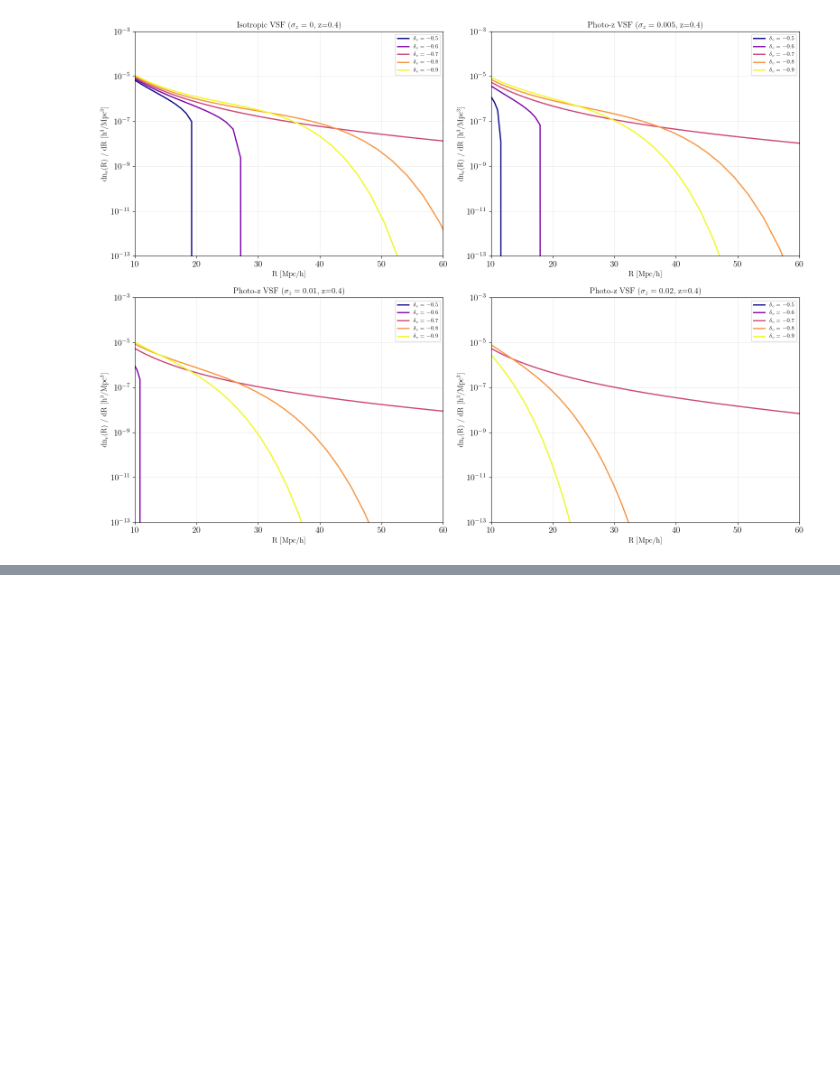
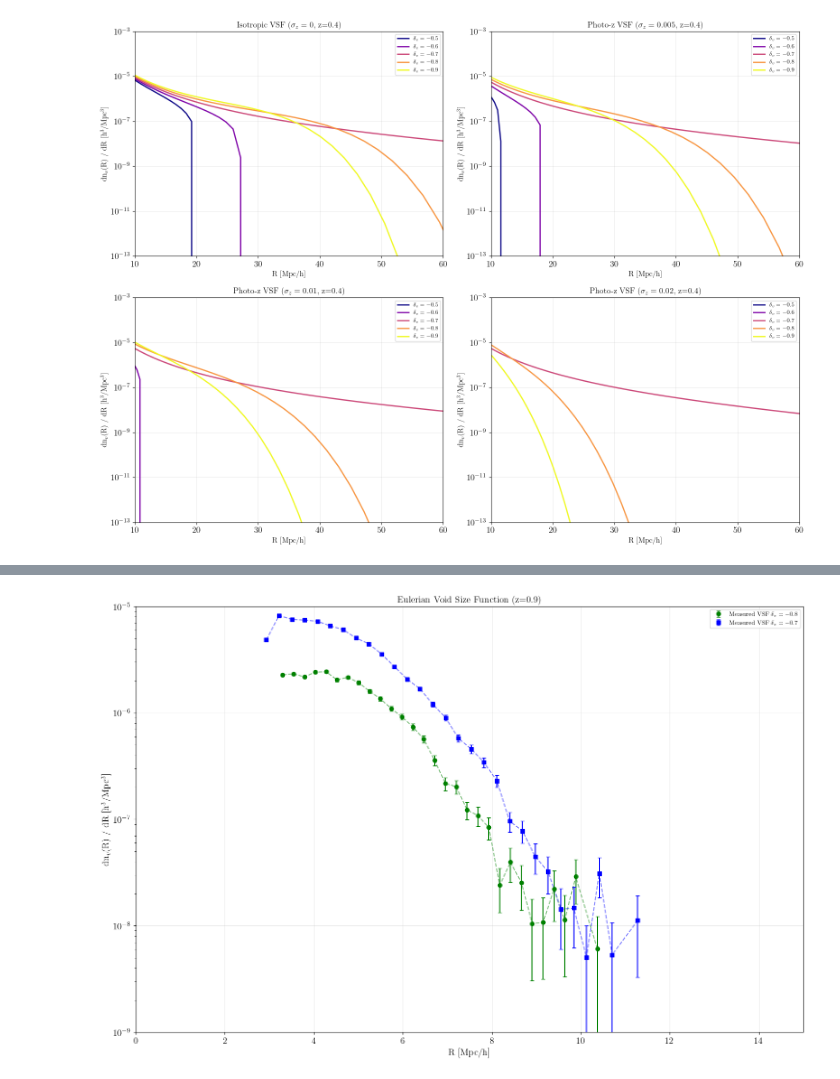
Before and after one commit to PierreBoccard/excursion_set_functions, a Jupyter notebook: examples/photoz.ipynb, the cells around one changed output, grey strips where cells are left out. Drawn from its saved outputs; the diff is of its cells as text; code cells hidden in the pictures; blank space fills up the shorter version.

```diff
--- a/examples/photoz.ipynb
+++ b/examples/photoz.ipynb
@@ -553,0 +851,71 @@ plt.show()
+# %%
+fig, ax = plt.subplots(1, 1, figsize=(15, 10))
+
+vsfR02 = np.array([10.37240532,  9.88466738,  9.64079841,  9.39692944,  9.15306047,
+   8.9091915,  8.66532253,  8.42145356,  8.17758459,  7.93371562,
+   7.68984665,  7.44597768,  7.20210872,  6.95823975,  6.71437078,
+   6.47050181,  6.22663284,  5.98276387,  5.7388949,  5.49502593,
+   5.25115696,  5.00728799,  4.76341902,  4.51955005,
+   4.27568108,  4.03181211,  3.78794314,  3.54407418,  3.30020521])
+vsf_values02 = np.array([6.08775792e-09, 2.90074772e-08, 1.13167284e-08, 2.20609318e-08,
+  1.07442034e-08, 1.04579409e-08, 2.54291962e-08, 3.95416639e-08,
+  2.39978837e-08, 8.38160191e-08, 1.08319542e-07, 1.22365125e-07,
+  2.02898486e-07, 2.16447789e-07, 3.58611826e-07, 5.65851051e-07,
+  7.38214417e-07, 9.16474245e-07, 1.09805417e-06, 1.35778103e-06,
+  1.59647696e-06, 1.91908251e-06, 2.15831079e-06, 2.04250826e-06,
+  2.43670206e-06, 2.41367256e-06, 2.17652690e-06, 2.32553297e-06,
+  2.27591850e-06])
+vsf_error02 = np.array([6.08775792e-09, 1.29725382e-08, 8.00213539e-09, 1.10304659e-08,
+  7.59729910e-09, 7.39488096e-09, 1.13722822e-08, 1.39800893e-08,
+  1.07321799e-08, 1.97556252e-08, 2.21106340e-08, 2.31248349e-08,
+  2.92858738e-08, 2.97313903e-08, 3.75927340e-08, 4.63563243e-08,
+  5.19405851e-08, 5.67283316e-08, 6.08155959e-08, 6.61741984e-08,
+  7.01451705e-08, 7.50995019e-08, 7.76793052e-08, 7.36068883e-08,
+  7.81974903e-08, 7.55750193e-08, 6.95621014e-08, 6.95507151e-08,
+  6.63953667e-08])
+
+vsfR03 = np.array([11.28019087, 10.70445237, 10.41658311, 10.12871386,  9.84084461,  9.55297535,
+  9.2651061,   8.97723685,  8.68936759,  8.40149834,  8.11362909,  7.82575983,
+  7.53789058,  7.25002133,  6.96215207,  6.67428282,  6.38641357,  6.09854431,
+  5.81067506,  5.52280581,  5.23493655,  4.9470673,   4.65919805,  4.37132879,
+  4.08345954,  3.79559029,  3.50772103,  3.21985178,  2.93198253])
+
+vsf_values03 = np.array([1.12227381e-08, 5.32496598e-09, 3.10905867e-08, 5.03856291e-09,
+  1.46860841e-08, 1.42564795e-08, 3.22627082e-08, 4.46575679e-08,
+  7.78059946e-08, 9.61251356e-08, 2.30060675e-07, 3.42579658e-07,
+  4.57469393e-07, 5.77047615e-07, 9.00469976e-07, 1.20521246e-06,
+  1.68060284e-06, 2.07204542e-06, 2.71421700e-06, 3.57153992e-06,
+  4.45046991e-06, 5.04983931e-06, 6.04928522e-06, 6.56056386e-06,
+  7.24575674e-06, 7.42978843e-06, 7.55728175e-06, 8.20243957e-06,
+  4.84084318e-06])
+vsf_error03 = np.array([7.93567420e-09, 5.32496598e-09, 1.26926789e-08, 5.03856291e-09,
+  8.47901463e-09, 8.23098231e-09, 1.21941575e-08, 1.41219629e-08,
+  1.83390488e-08, 2.00434763e-08, 3.04722808e-08, 3.65191142e-08,
+  4.14173328e-08, 4.56196195e-08, 5.58447772e-08, 6.32572491e-08,
+  7.30696889e-08, 7.92846145e-08, 8.85751241e-08, 9.90566947e-08,
+  1.07655157e-07, 1.11477926e-07, 1.18408753e-07, 1.19441022e-07,
+  1.21319942e-07, 1.18441549e-07, 1.14834272e-07, 1.14621385e-07,
+  8.40267154e-08])
+
+
+ax.errorbar(vsfR02, vsf_values02, yerr=vsf_error02, label=fr'Measured VSF $\delta_v = -0.8$',
+        color='green', marker='o', linestyle='None', capsize=3, markersize=6)
+ax.plot(vsfR02, vsf_values02, color='green', linestyle='--', alpha=0.5)
+
+ax.errorbar(vsfR03, vsf_values03, yerr=vsf_error03, label=fr'Measured VSF $\delta_v = -0.7$',
+        color='blue', marker='s', linestyle='None', capsize=3, markersize=6)
+ax.plot(vsfR03, vsf_values03, color='blue', linestyle='--', alpha=0.5)
+
+
+ax.set_yscale('log')
+ax.set_xlabel(r'R [Mpc/h]', fontsize=14)
+ax.set_ylabel(r'dn$_v$(R) / dR [h$^3$/Mpc$^3$]', fontsize=14)
+ax.set_xlim(0, 15)
+ax.set_ylim(1e-9, 1e-5)
+ax.grid(visible=True, which='major', axis='both', linestyle='-', linewidth=0.7, alpha=0.3)
+ax.legend(fontsize=9, loc='best')
+ax.set_title(f'Eulerian Void Size Function (z={z_mean:.1f})', fontsize=14)
+plt.tight_layout()
+plt.show()
+# %% [output]
+[figure, added]
```
Also changed, not shown: parts of 8 cells of this notebook, 4 other files.
